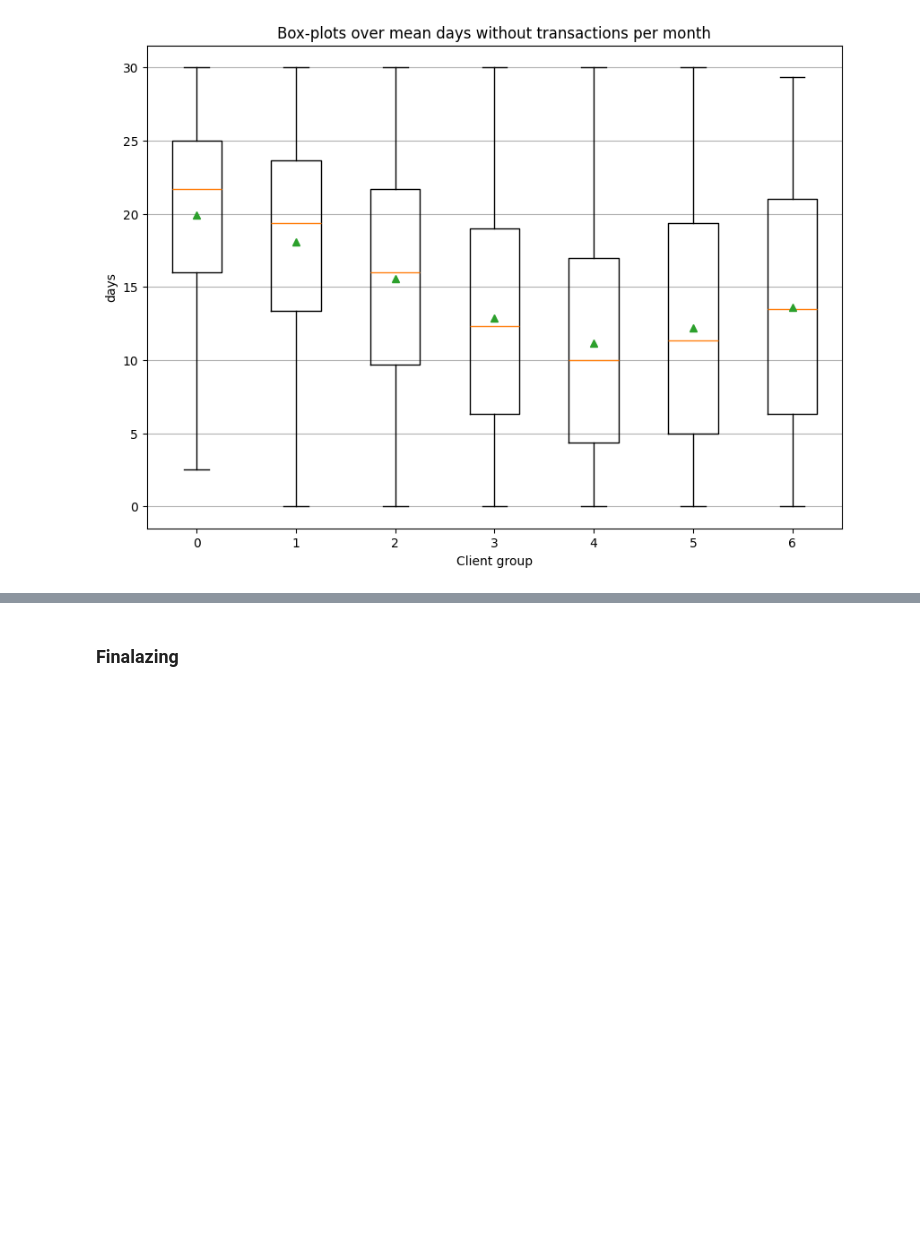
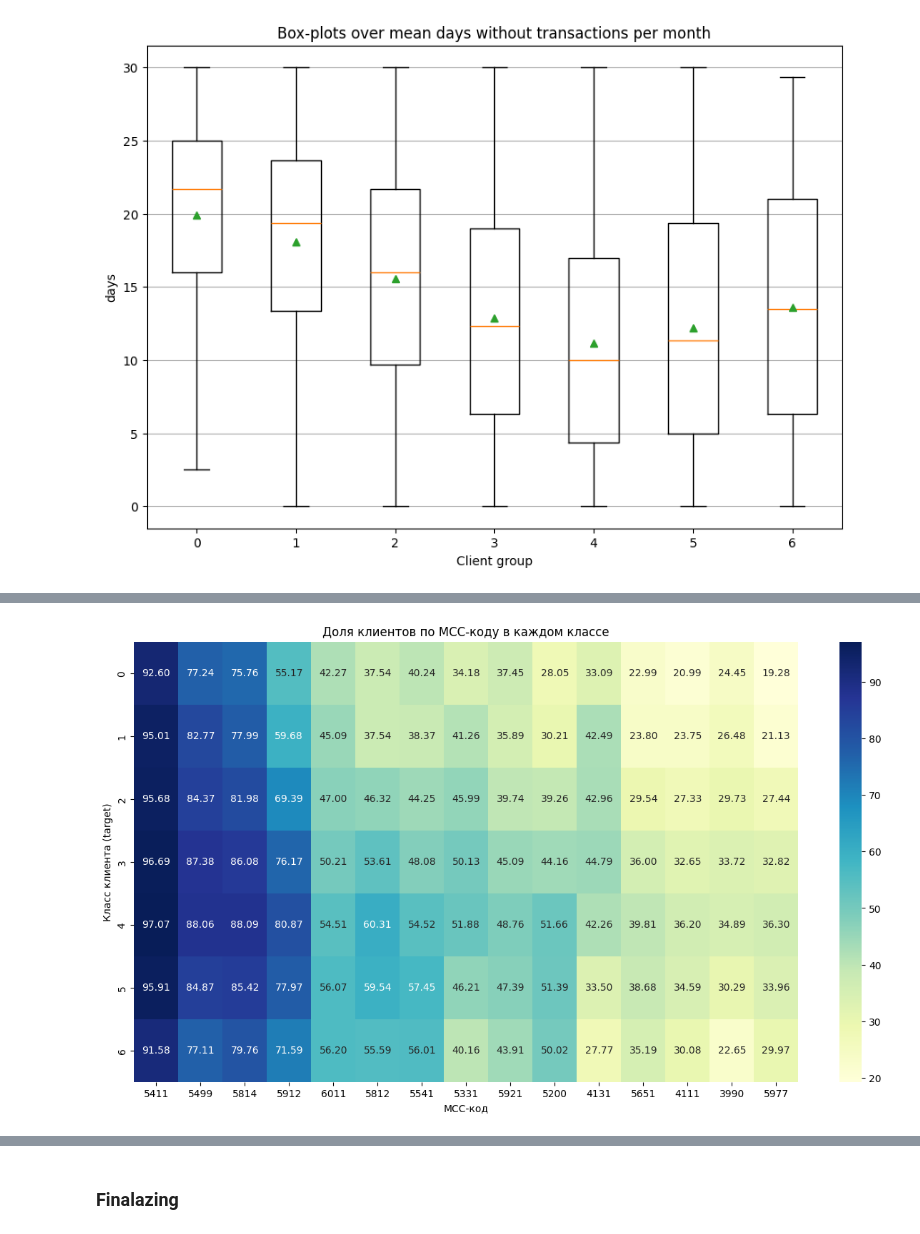
Before and after one commit to ATHigh/Alfa-Summer-Challenge, a Jupyter notebook: src/solution.ipynb, the cells around one changed output, grey strips where cells are left out. Saved outputs shown, nothing was run; the diff lists cells and outputs as text; code cells hidden in the pictures; blank space fills up the shorter version.

```diff
--- a/src/solution.ipynb
+++ b/src/solution.ipynb
@@ -548,0 +639,13 @@ result.head()
+# %%
+# Шаг 1: уникальные клиенты с MCC-кодом
+df_unique = df_train_merged[['client_num', 'target', 'mcc_code']].drop_duplicates()
+
+# Шаг 2: pivot-таблица — сколько клиентов в каждом классе имели транзакции по MCC
+clients_with_mcc = pd.pivot_table(
+    df_unique, index='target', columns='mcc_code', values='client_num', aggfunc='count', fill_value=0
+)
+
+# Шаг 3: делим на общее число клиентов в классе для получения доли
+n_clients = df_unique.groupby('target')['client_num'].nunique()
+share_clients = clients_with_mcc.div(n_clients, axis=0)*100
+share_clients.head()
@@ -548,0 +661,11 @@ result.head()
+# %%
+plt.figure(figsize=(15, 8))
+# Можно ограничить по колонкам для наглядности (например, топ-15 самых популярных MCC)
+top_mcc = share_clients.sum().sort_values(ascending=False).head(15).index
+sns.heatmap(share_clients[top_mcc], annot=True, fmt=".2f", cmap="YlGnBu")
+plt.title('Доля клиентов по MCC-коду в каждом классе')
+plt.ylabel('Класс клиента (target)')
+plt.xlabel('MCC-код')
+plt.show()
+# %% [output]
+[figure, added]
```
Also changed, not shown: parts of 61 cells of this notebook.
